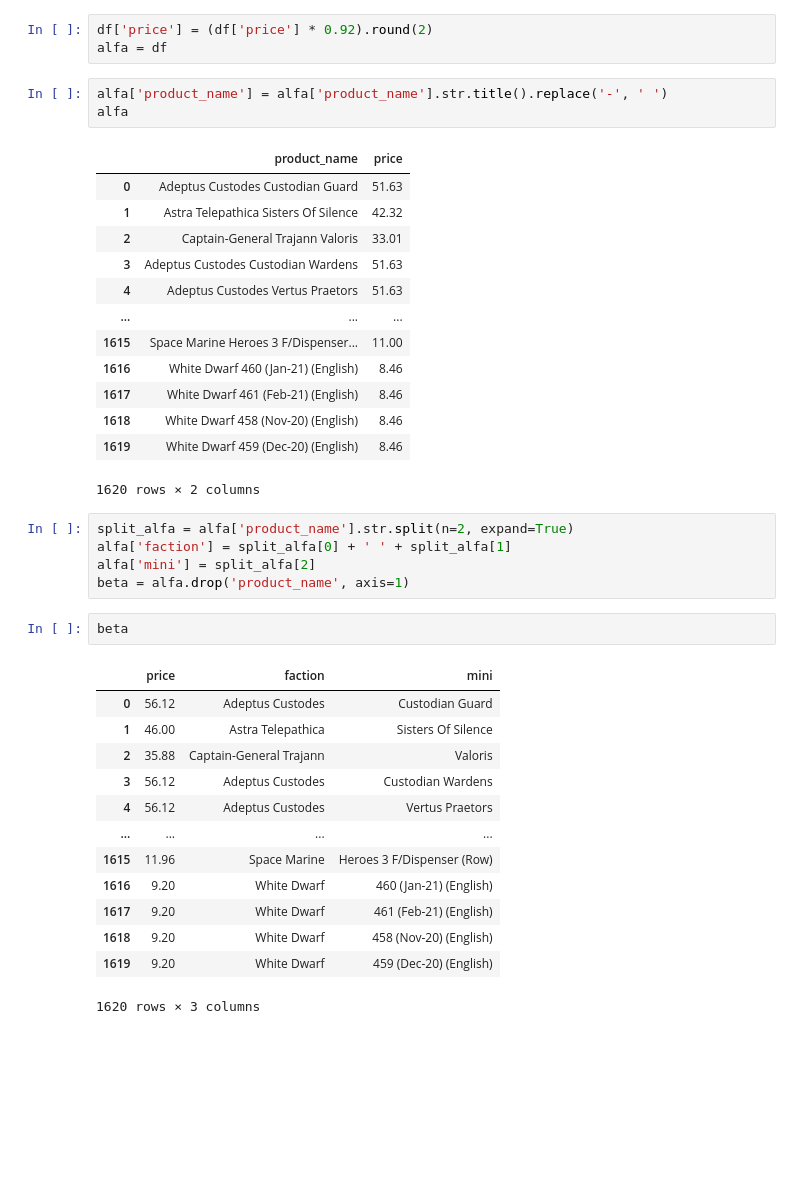
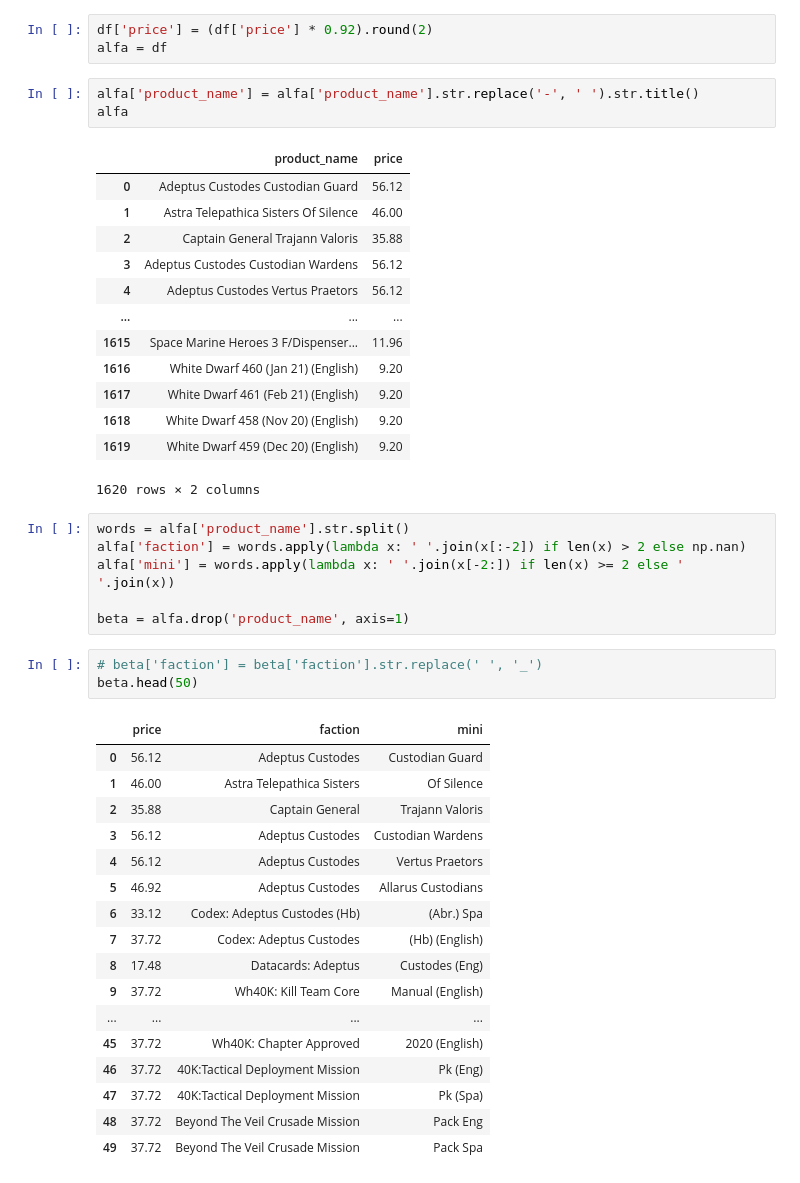
Before and after one commit to Varushet/EDA, a Jupyter notebook: limpiar_precios.ipynb, the cells around one changed output. Cells and saved outputs as stored; diff of their text form; blank space fills up the shorter version.

```diff
--- a/limpiar_precios.ipynb
+++ b/limpiar_precios.ipynb
@@ -39,40 +39,46 @@ df
 df['price'] = (df['price'] * 0.92).round(2)
 alfa = df
 # %%
-alfa['product_name'] = alfa['product_name'].str.title().replace('-', ' ')
+alfa['product_name'] = alfa['product_name'].str.replace('-', ' ').str.title()
 alfa
 # %% [output]
 |  | product_name | price |
-| 0 | Adeptus Custodes Custodian Guard | 51.63 |
-| 1 | Astra Telepathica Sisters Of Silence | 42.32 |
-| 2 | Captain-General Trajann Valoris | 33.01 |
-| 3 | Adeptus Custodes Custodian Wardens | 51.63 |
-| 4 | Adeptus Custodes Vertus Praetors | 51.63 |
+| 0 | Adeptus Custodes Custodian Guard | 56.12 |
+| 1 | Astra Telepathica Sisters Of Silence | 46.00 |
+| 2 | Captain General Trajann Valoris | 35.88 |
+| 3 | Adeptus Custodes Custodian Wardens | 56.12 |
+| 4 | Adeptus Custodes Vertus Praetors | 56.12 |
 | ... | ... | ... |
-| 1615 | Space Marine Heroes 3 F/Dispenser... | 11.00 |
-| 1616 | White Dwarf 460 (Jan-21) (English) | 8.46 |
-| 1617 | White Dwarf 461 (Feb-21) (English) | 8.46 |
-| 1618 | White Dwarf 458 (Nov-20) (English) | 8.46 |
-| 1619 | White Dwarf 459 (Dec-20) (English) | 8.46 |
+| 1615 | Space Marine Heroes 3 F/Dispenser... | 11.96 |
+| 1616 | White Dwarf 460 (Jan 21) (English) | 9.20 |
+| 1617 | White Dwarf 461 (Feb 21) (English) | 9.20 |
+| 1618 | White Dwarf 458 (Nov 20) (English) | 9.20 |
+| 1619 | White Dwarf 459 (Dec 20) (English) | 9.20 |
 1620 rows × 2 columns
 # %%
-split_alfa = alfa['product_name'].str.split(n=2, expand=True)
-alfa['faction'] = split_alfa[0] + ' ' + split_alfa[1]
-alfa['mini'] = split_alfa[2]
+words = alfa['product_name'].str.split()
+alfa['faction'] = words.apply(lambda x: ' '.join(x[:-2]) if len(x) > 2 else np.nan)
+alfa['mini'] = words.apply(lambda x: ' '.join(x[-2:]) if len(x) >= 2 else ' '.join(x))
+
 beta = alfa.drop('product_name', axis=1)
 # %%
-beta
+# beta['faction'] = beta['faction'].str.replace(' ', '_')
+beta.head(50)
 # %% [output]
 |  | price | faction | mini |
 | 0 | 56.12 | Adeptus Custodes | Custodian Guard |
-| 1 | 46.00 | Astra Telepathica | Sisters Of Silence |
-| 2 | 35.88 | Captain-General Trajann | Valoris |
+| 1 | 46.00 | Astra Telepathica Sisters | Of Silence |
+| 2 | 35.88 | Captain General | Trajann Valoris |
 | 3 | 56.12 | Adeptus Custodes | Custodian Wardens |
 | 4 | 56.12 | Adeptus Custodes | Vertus Praetors |
+| 5 | 46.92 | Adeptus Custodes | Allarus Custodians |
+| 6 | 33.12 | Codex: Adeptus Custodes (Hb) | (Abr.) Spa |
+| 7 | 37.72 | Codex: Adeptus Custodes | (Hb) (English) |
+| 8 | 17.48 | Datacards: Adeptus | Custodes (Eng) |
+| 9 | 37.72 | Wh40K: Kill Team Core | Manual (English) |
 | ... | ... | ... | ... |
-| 1615 | 11.96 | Space Marine | Heroes 3 F/Dispenser (Row) |
-| 1616 | 9.20 | White Dwarf | 460 (Jan-21) (English) |
-| 1617 | 9.20 | White Dwarf | 461 (Feb-21) (English) |
-| 1618 | 9.20 | White Dwarf | 458 (Nov-20) (English) |
-| 1619 | 9.20 | White Dwarf | 459 (Dec-20) (English) |
+| 45 | 37.72 | Wh40K: Chapter Approved | 2020 (English) |
+| 46 | 37.72 | 40K:Tactical Deployment Mission | Pk (Eng) |
+| 47 | 37.72 | 40K:Tactical Deployment Mission | Pk (Spa) |
+| 48 | 37.72 | Beyond The Veil Crusade Mission | Pack Eng |
+| 49 | 37.72 | Beyond The Veil Crusade Mission | Pack Spa |
-1620 rows × 3 columns
```
Also changed, not shown: parts of 8 cells of this notebook, 7 other files.
